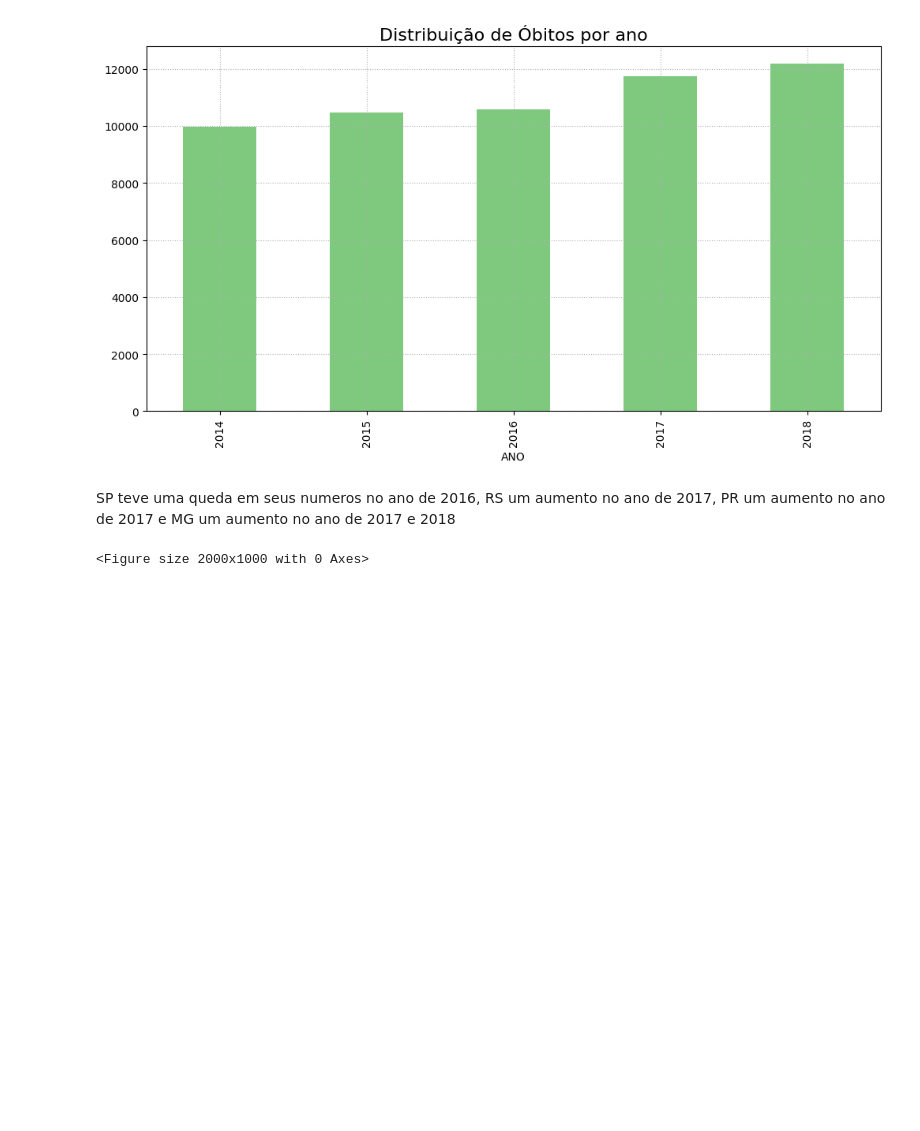
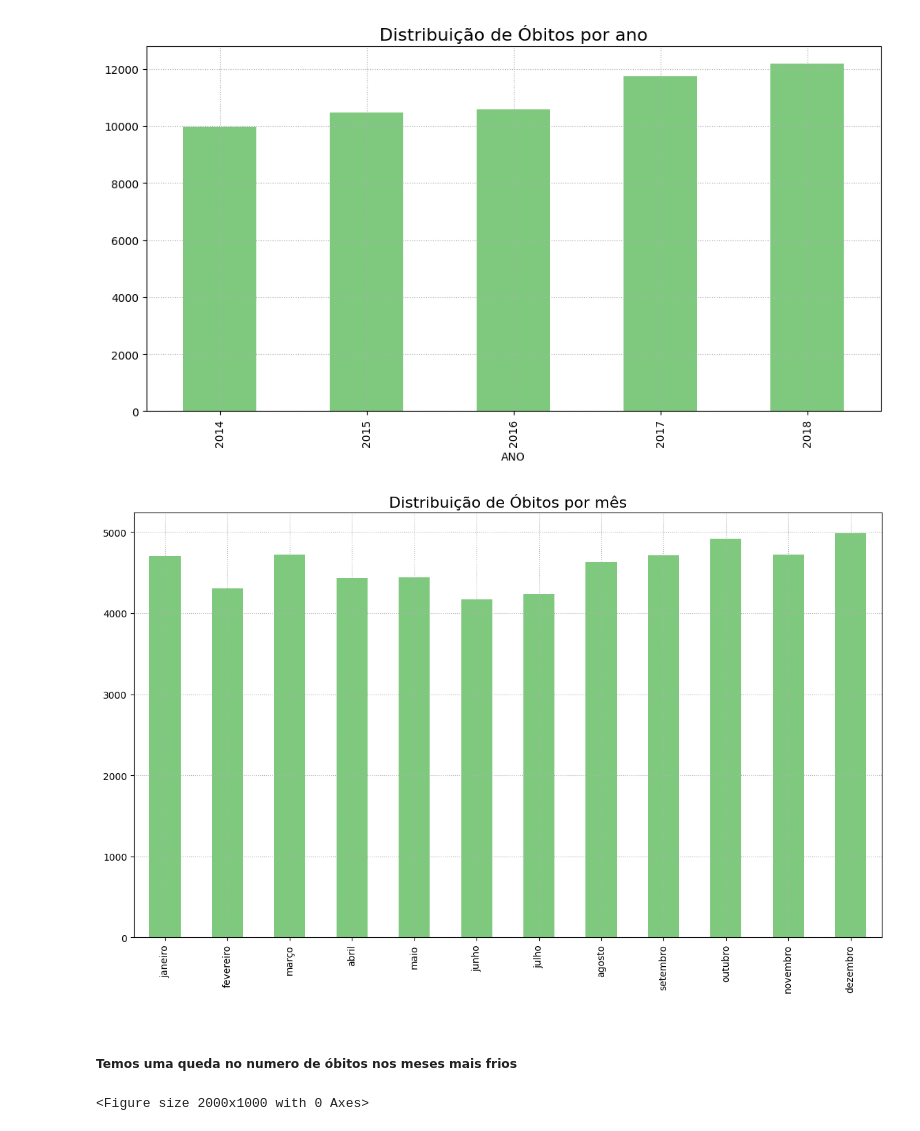
Before and after one commit to vitor1209/AnalisaAI, a Jupyter notebook: SaudeJovem/AnalisaAi_SUICIDIOS.ipynb, the cells around one changed output. Cells and saved outputs as stored; diff of their text form; code cells hidden in the pictures; blank space fills up the shorter version.

```diff
--- a/SaudeJovem/AnalisaAi_SUICIDIOS.ipynb
+++ b/SaudeJovem/AnalisaAi_SUICIDIOS.ipynb
@@ -511,8 +517,33 @@ plt.grid(linestyle=':')
 plt.show()
 # %% [output]
 [figure]
-# %% [markdown]
-SP teve uma queda em seus numeros no ano de 2016, RS um aumento no ano de 2017, PR um aumento no ano de 2017 e MG um aumento no ano de 2017 e 2018
+# %%
+# mapear os números dos meses para os seus respectivos nomes
+meses_dict = {
+    1: 'janeiro', 2: 'fevereiro', 3: 'março', 4: 'abril', 5: 'maio', 6: 'junho',
+    7: 'julho', 8: 'agosto', 9: 'setembro', 10: 'outubro', 11: 'novembro', 12: 'dezembro'
+}
+
+bd3['MES'] = bd3['MES'].map(meses_dict)
+# %%
+# ordernar a aparição de cada mês para melhor compreensão
+ordem_meses = ['janeiro', 'fevereiro', 'março', 'abril', 'maio', 'junho', 'julho', 'agosto', 'setembro', 'outubro', 'novembro', 'dezembro']
+
+bd3['MES'] = pd.Categorical(bd3['MES'], categories=ordem_meses, ordered=True)
+
+sns.set_palette('Accent')
+plt.figure(figsize=(14, 8))
+bd3['MES'].value_counts().sort_index().plot.bar()
+
+plt.title('Distribuição de Óbitos por mês', fontsize=16)
+plt.grid(linestyle=':')
+plt.xlabel(' ')
+
+plt.show()
+# %% [output]
+[figure, added]
+# %% [markdown]
+##### Temos uma queda no numero de óbitos nos meses mais frios
 # %%
 estado_ano = bd3.groupby(['ESTADO', 'ANO']).size().unstack()
 
```
Also changed, not shown: parts of 67 cells of this notebook.
